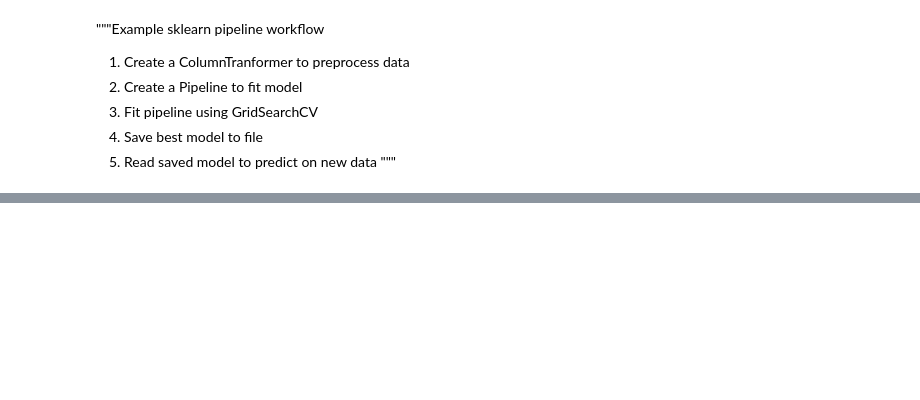
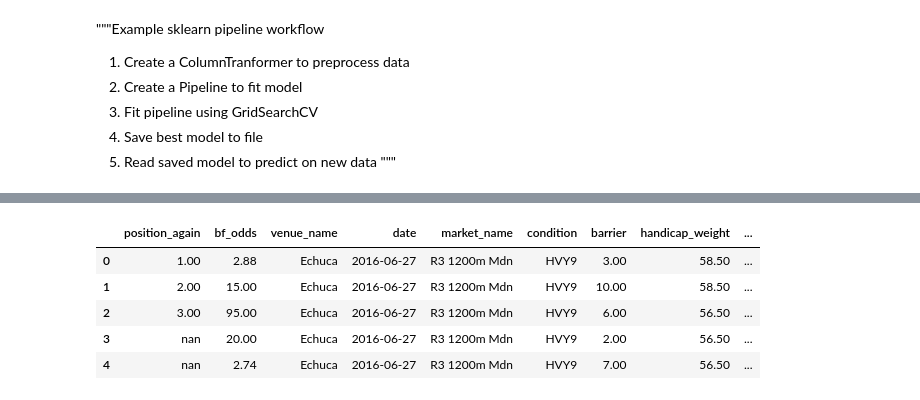
Before and after one commit to SLoganQ/Supervised_Machine_Learning_Horse_Racing_Analysis, a Jupyter notebook: Supervised_Machine_Learning_Horse_Racing_Analysis.ipynb, the cells around one changed output, grey strips where cells are left out. Saved outputs shown, nothing was run; the diff lists cells and outputs as text; code cells hidden in the pictures; blank space fills up the shorter version.

```diff
--- a/Supervised_Machine_Learning_Horse_Racing_Analysis.ipynb
+++ b/Supervised_Machine_Learning_Horse_Racing_Analysis.ipynb
@@ -42,0 +38,3 @@ drop_cats = []
+# %%
+# Supresses scientific notation
+pd.set_option("display.float_format", lambda x: "%.2f" % x)
@@ -42,0 +88,4 @@ drop_cats = []
+# %%
+df = pd.read_csv(
+    "Data/horses_2.csv", usecols=cols, skipinitialspace=True, low_memory=False
+)
@@ -42,0 +94,2 @@ drop_cats = []
+# %%
+pd.set_option("display.max_columns", 40)
@@ -42,0 +98,9 @@ drop_cats = []
+# %%
+df.head()
+# %% [output]
+|  | position_again | bf_odds | venue_name | date | market_name | condition | barrier | handicap_weight | ... |
+| 0 | 1.00 | 2.88 | Echuca | 2016-06-27 | R3 1200m Mdn | HVY9 | 3.00 | 58.50 | ... |
+| 1 | 2.00 | 15.00 | Echuca | 2016-06-27 | R3 1200m Mdn | HVY9 | 10.00 | 58.50 | ... |
+| 2 | 3.00 | 95.00 | Echuca | 2016-06-27 | R3 1200m Mdn | HVY9 | 6.00 | 56.50 | ... |
+| 3 | nan | 20.00 | Echuca | 2016-06-27 | R3 1200m Mdn | HVY9 | 2.00 | 56.50 | ... |
+| 4 | nan | 2.74 | Echuca | 2016-06-27 | R3 1200m Mdn | HVY9 | 7.00 | 56.50 | ... |
```
Also changed, not shown: parts of 14 cells of this notebook, 1 other file.
